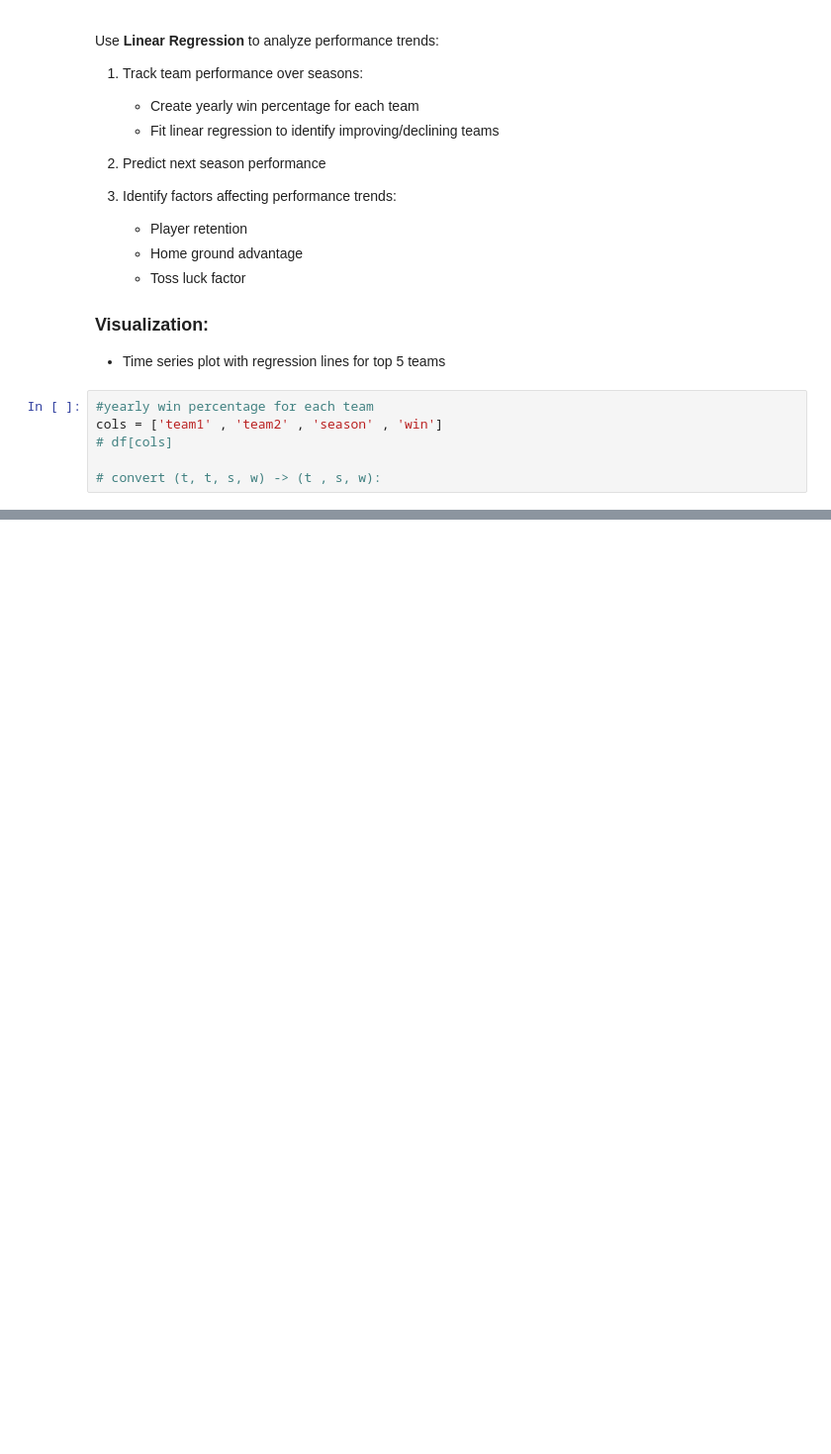
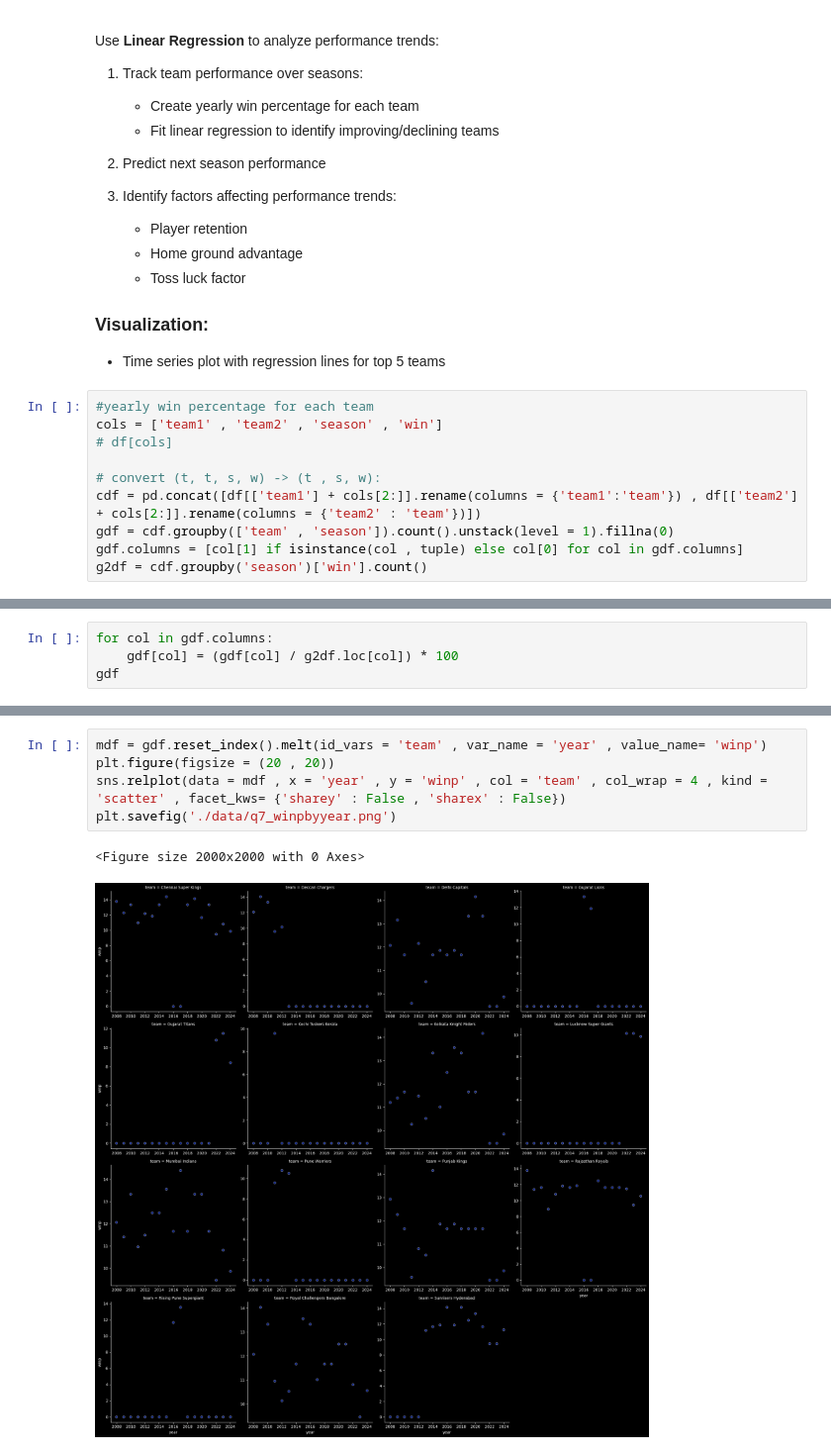
Before and after one commit to sanketmishra009/aiml, a Jupyter notebook: projects/iplAnalysis/analysis.ipynb, the cells around one changed output, grey strips where cells are left out. Shown at 99% size. Saved outputs shown, nothing was run; the diff lists cells and outputs as text; blank space fills up the shorter version.

```diff
--- a/projects/iplAnalysis/analysis.ipynb
+++ b/projects/iplAnalysis/analysis.ipynb
@@ -1254,3 +1333,7 @@ cols = ['team1' , 'team2' , 'season' , 'win']
 # df[cols]
 
 # convert (t, t, s, w) -> (t , s, w):
+cdf = pd.concat([df[['team1'] + cols[2:]].rename(columns = {'team1':'team'}) , df[['team2'] + cols[2:]].rename(columns = {'team2' : 'team'})])
+gdf = cdf.groupby(['team' , 'season']).count().unstack(level = 1).fillna(0)
+gdf.columns = [col[1] if isinstance(col , tuple) else col[0] for col in gdf.columns]
+g2df = cdf.groupby('season')['win'].count()
@@ -1270,0 +1340,4 @@ cols = ['team1' , 'team2' , 'season' , 'win']
+# %%
+for col in gdf.columns:
+    gdf[col] = (gdf[col] / g2df.loc[col]) * 100
+gdf
@@ -1270,0 +1362,8 @@ cols = ['team1' , 'team2' , 'season' , 'win']
+# %%
+mdf = gdf.reset_index().melt(id_vars = 'team' , var_name = 'year' , value_name= 'winp')
+plt.figure(figsize = (20 , 20))
+sns.relplot(data = mdf , x = 'year' , y = 'winp' , col = 'team' , col_wrap = 4 , kind = 'scatter' , facet_kws= {'sharey' : False , 'sharex' : False})
+plt.savefig('./data/q7_winpbyyear.png')
+# %% [output]
+<Figure size 2000x2000 with 0 Axes>
+[figure, added]
```
Also changed, not shown: parts of 31 cells of this notebook, 12 other files.
